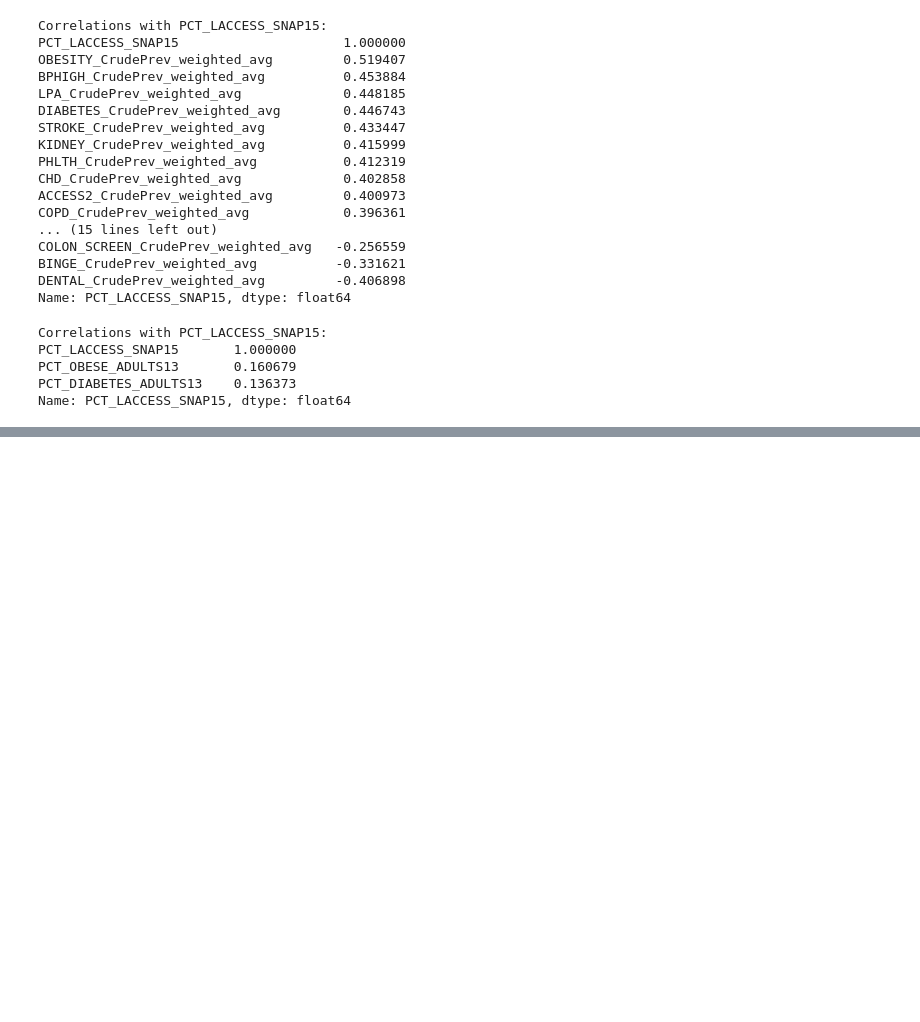
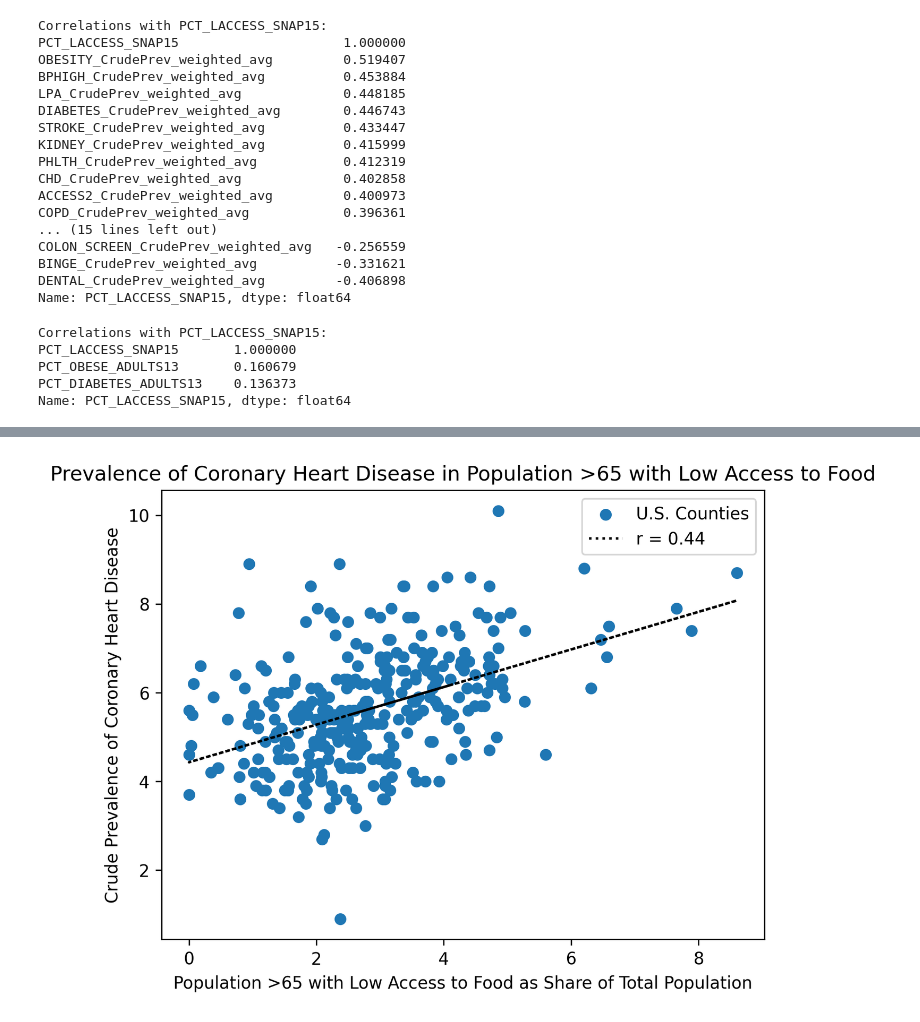
Before and after one commit to cthoman1/n1_dataProject, a Jupyter notebook: analysis.ipynb, the cells around one changed output, grey strips where cells are left out. Cells and saved outputs as stored; diff of their text form; code cells hidden in the pictures; blank space fills up the shorter version.

```diff
--- a/analysis.ipynb
+++ b/analysis.ipynb
@@ -294,0 +334,18 @@ for index, row in df4.iterrows():
+# %%
+# Low access seniors vs. 500 Cities Health Variables
+
+conn = sqlite3.connect('challenge.db')
+cursor = conn.cursor()
+
+query = f"""
+    SELECT a.PCT_LACCESS_SENIORS10, {', '.join(health_columns_500c)}
+    FROM access AS a
+    JOIN five_hundred_cities_summary AS b ON a.FIPS = b.FIPS
+"""
+
+df5 = pd.read_sql(query, conn)
+
+correlations = df5.corr()
+df5_correlations = correlations['PCT_LACCESS_SENIORS10'].sort_values(ascending=False)
+print("Correlations with PCT_LACCESS_SENIORS10:")
+print(df5_correlations)
@@ -294,0 +374,12 @@ for index, row in df4.iterrows():
+# %%
+plot_access_vs_disease(
+    df5,
+    x_col='PCT_LACCESS_SENIORS10',
+    y_col='CHD_CrudePrev_weighted_avg',
+    x_var = 'Population >65 with Low Access to Food',
+    disease_name='Coronary Heart Disease',
+    file_addendum='seniors',
+    show=True
+)
+# %% [output]
+[figure, added]
```
Also changed, not shown: parts of 25 cells of this notebook, 13 other files.
